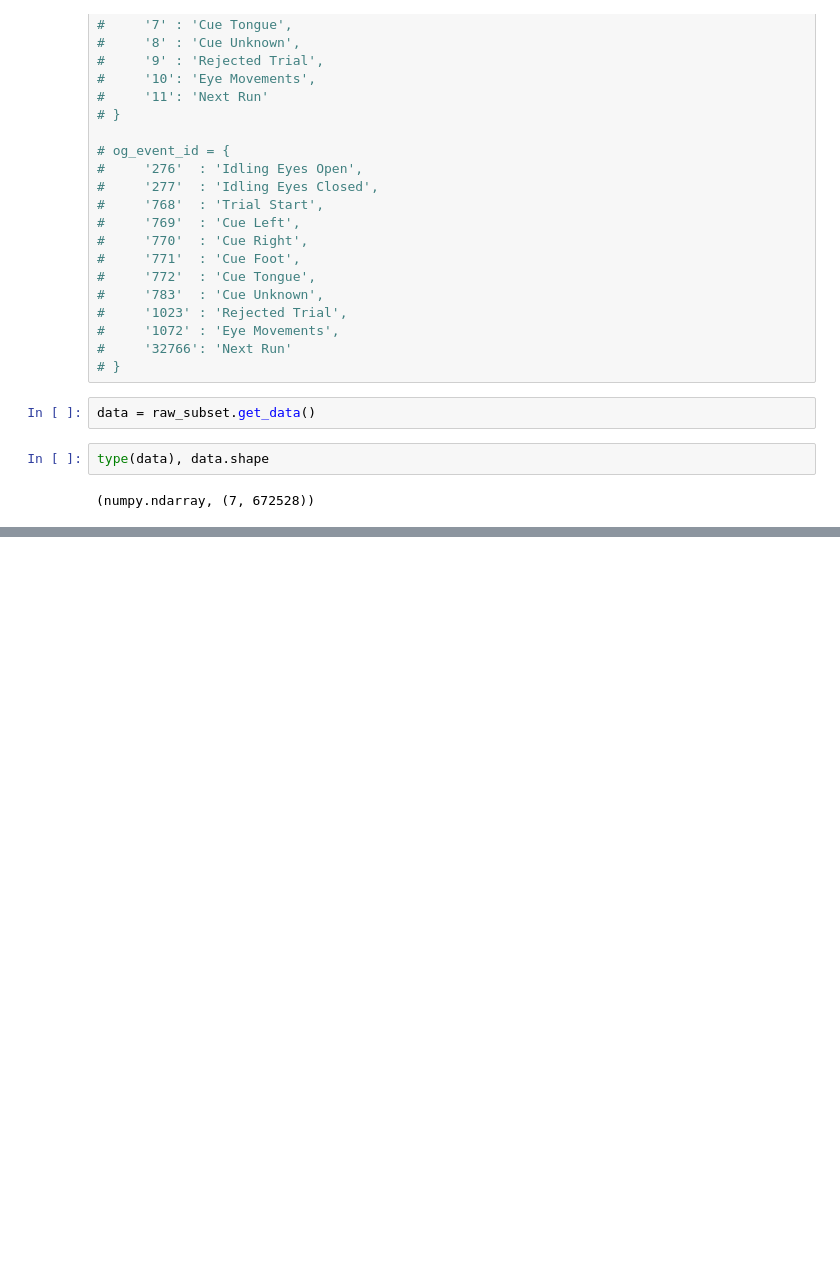
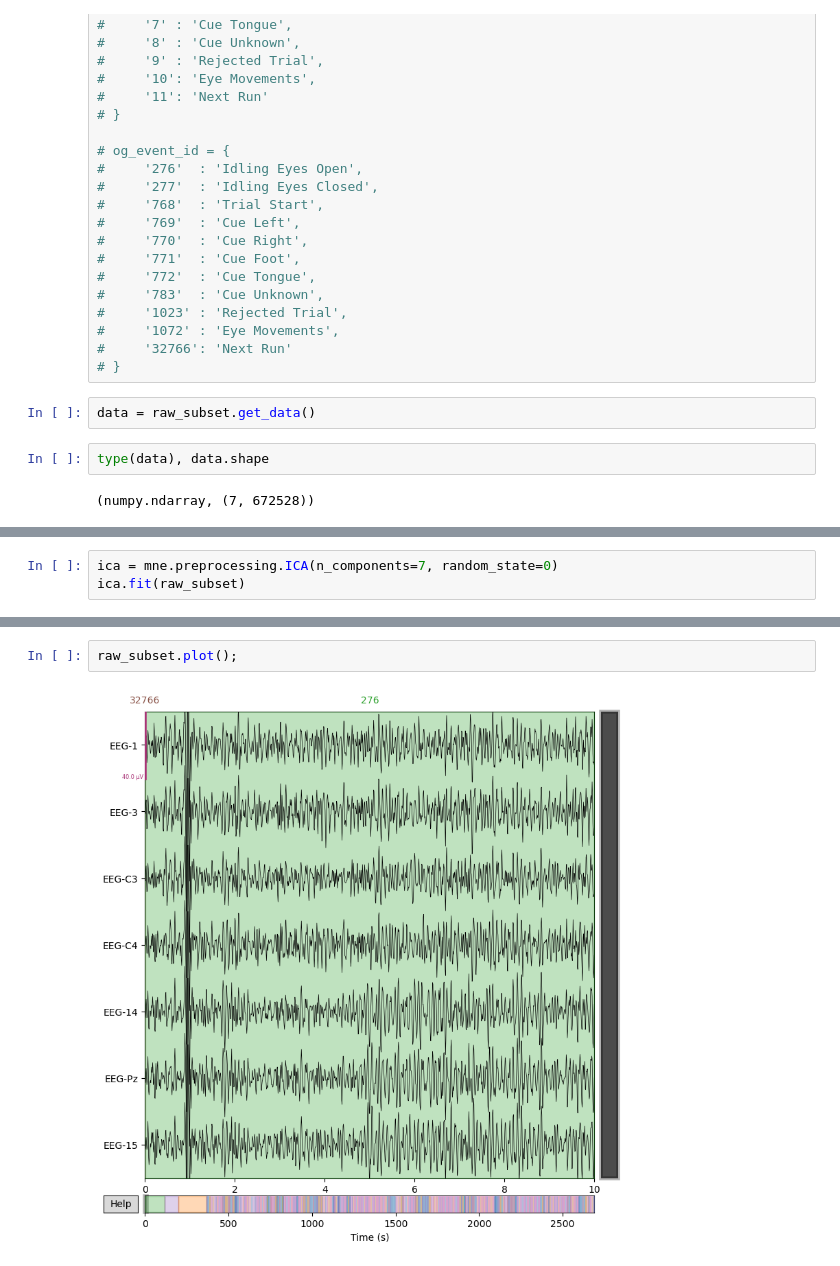
Before and after one commit to Ereasai/EEGTetris, a Jupyter notebook: ml/dataset-process.ipynb, the cells around one changed output, grey strips where cells are left out. Saved outputs shown, nothing was run; the diff lists cells and outputs as text; blank space fills up the shorter version.

```diff
--- a/ml/dataset-process.ipynb
+++ b/ml/dataset-process.ipynb
@@ -86,0 +130,3 @@ type(data), data.shape
+# %%
+ica = mne.preprocessing.ICA(n_components=7, random_state=0)
+ica.fit(raw_subset)
@@ -86,0 +185,4 @@ type(data), data.shape
+# %%
+raw_subset.plot();
+# %% [output]
+[figure, added]
```
Also changed, not shown: parts of 13 cells of this notebook.
